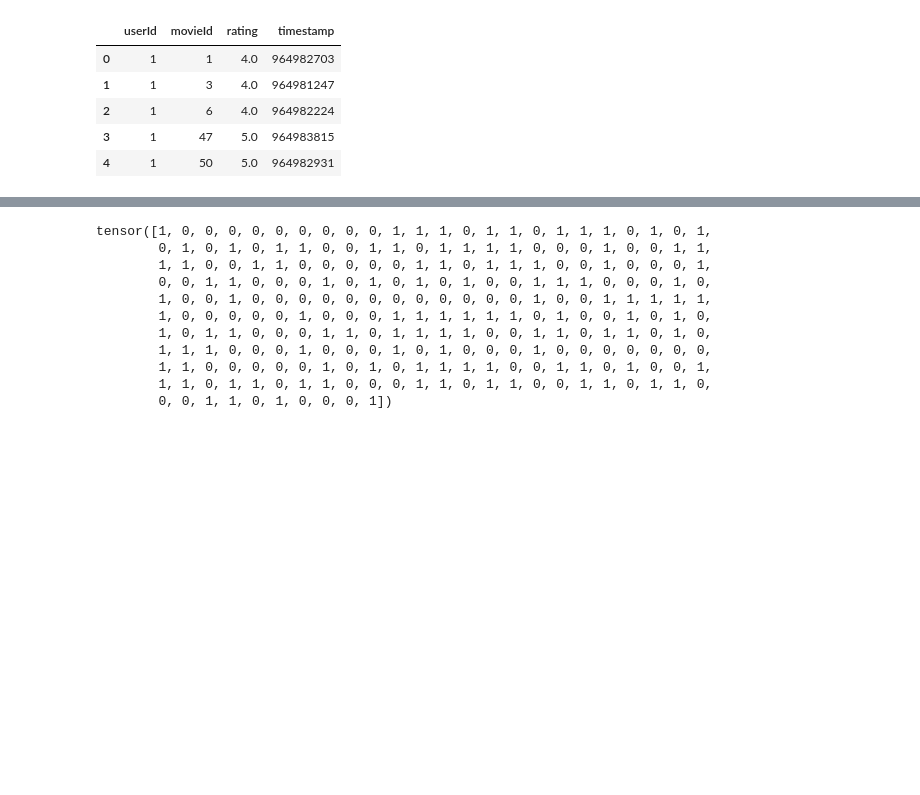
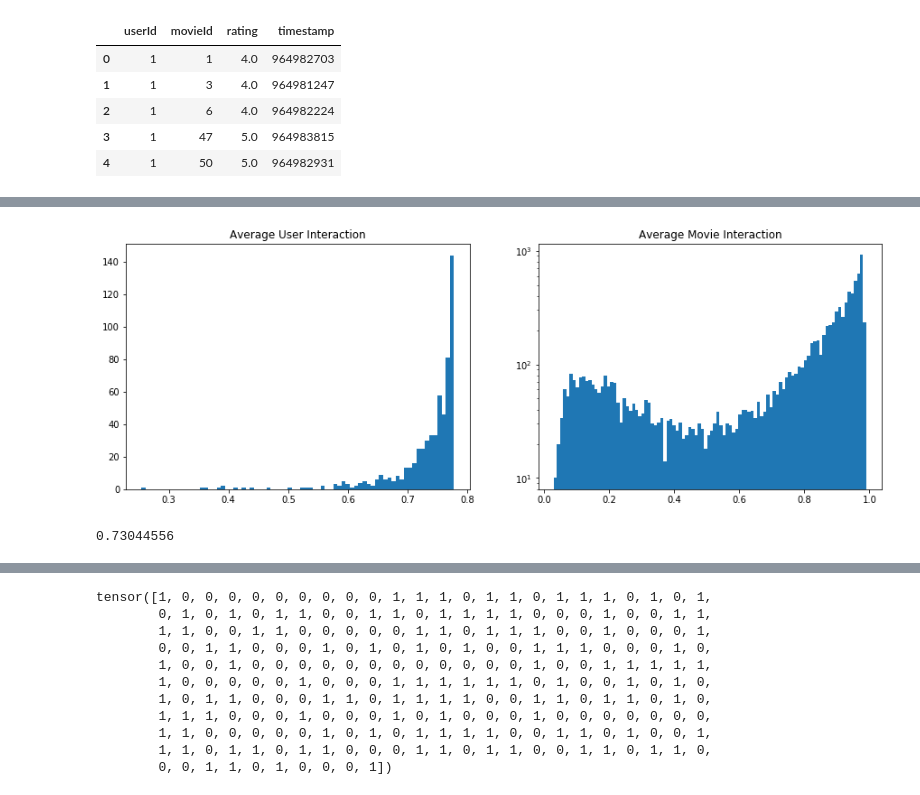
Before and after one commit to csmithchicago/YouChoose, a Jupyter notebook: notebooks/02_collaborative_filtering.ipynb, the cells around one changed output, grey strips where cells are left out. Saved outputs shown, nothing was run; the diff lists cells and outputs as text; code cells hidden in the pictures; blank space fills up the shorter version.

```diff
--- a/notebooks/02_collaborative_filtering.ipynb
+++ b/notebooks/02_collaborative_filtering.ipynb
@@ -103,0 +114,18 @@ plt.imshow(model.create_user_item_array().T)
+# %%
+user_item = model.create_user_item_array().T
+# %%
+f, (ax1, ax2) = plt.subplots(ncols=2, figsize=(15, 5))
+# average user rating
+ax1.hist(user_item.mean(axis=1), bins=75)
+ax1.set_title("Average User Interaction")
+# average movie rating
+ax2.hist(user_item.mean(axis=0), bins=100)
+ax2.set_yscale('log')
+ax2.set_title("Average Movie Interaction")
+plt.show()
+# %% [output]
+[figure, added]
+# %%
+np.mean(user_item)
+# %% [output]
+0.73044556
```
Also changed, not shown: parts of 9 cells of this notebook, 2 other files.
